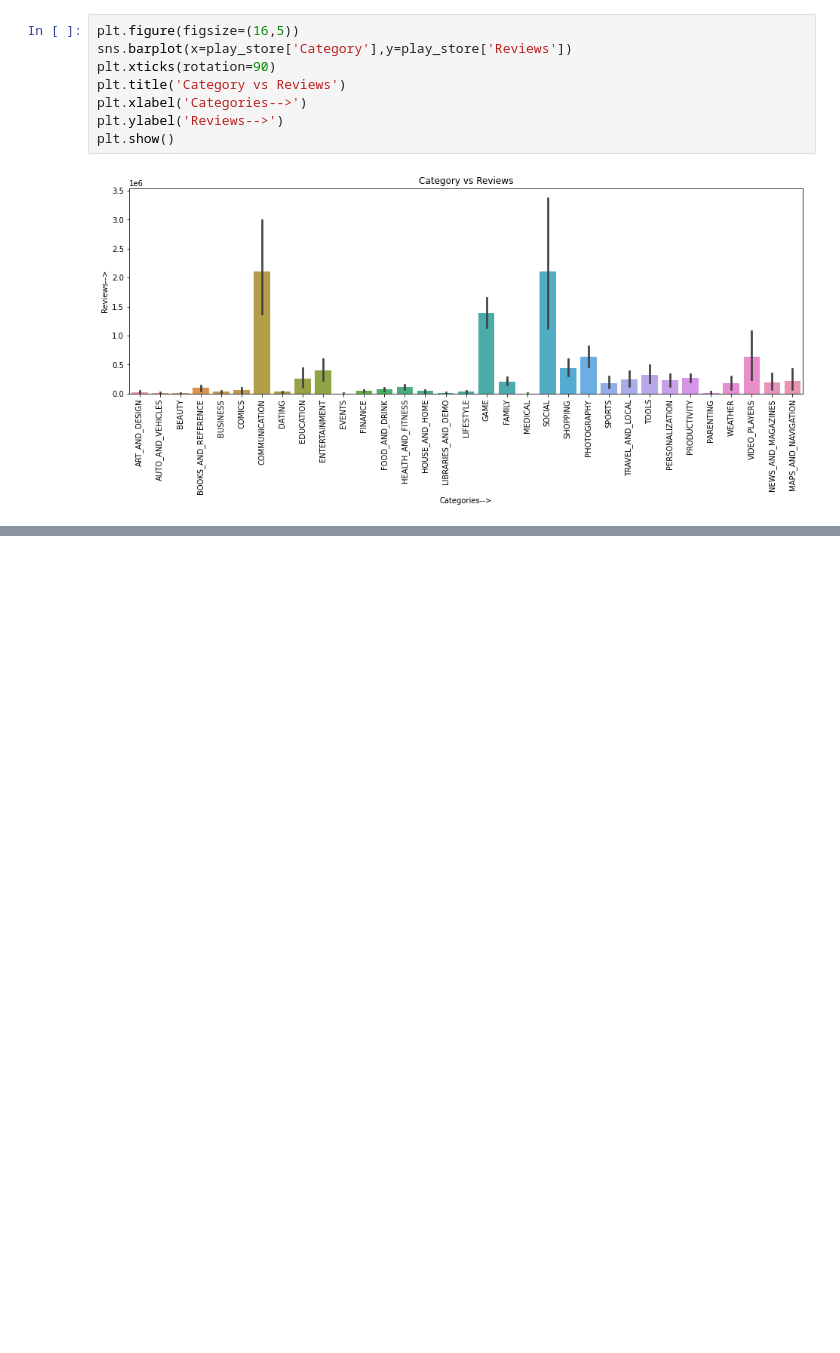
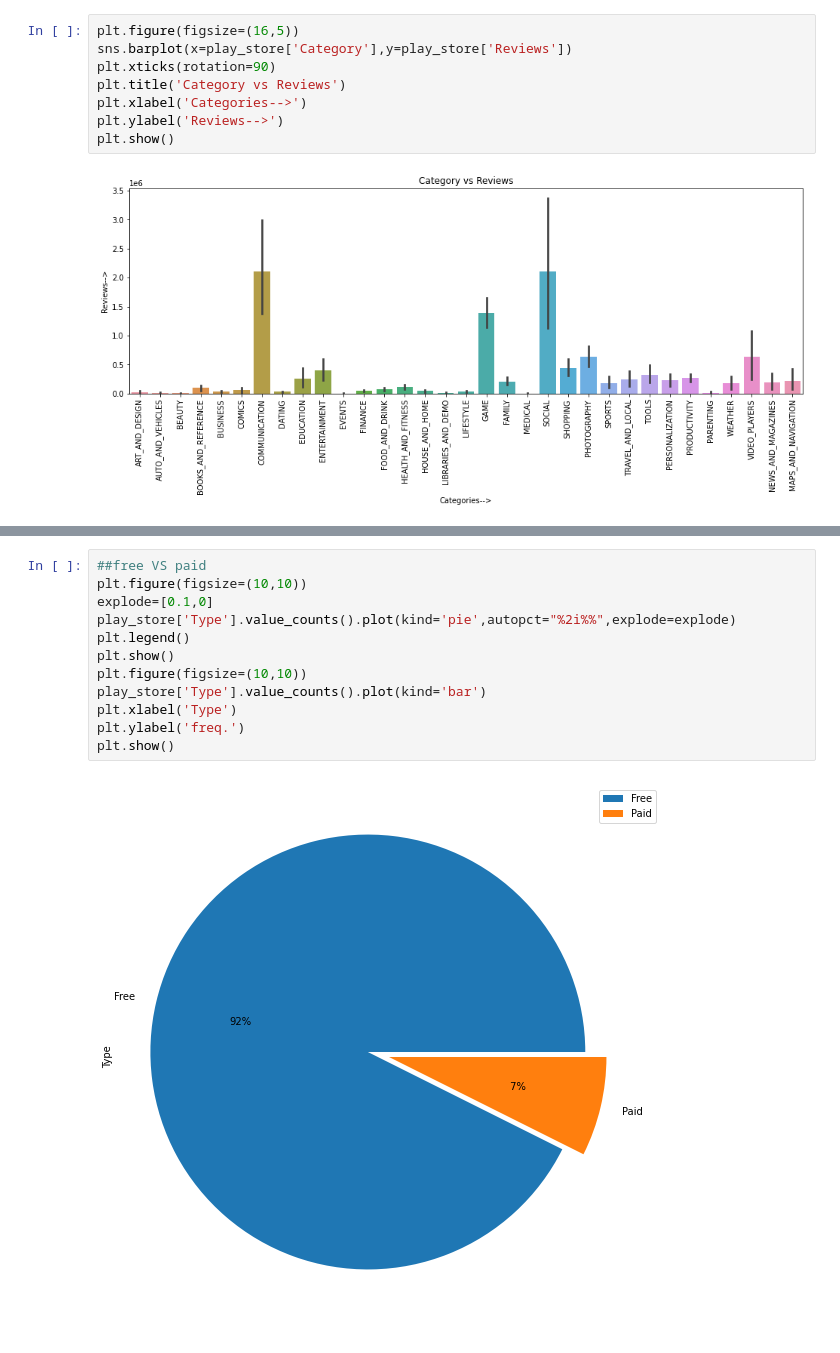
Before and after one commit to 04-purnima/Play-Store-App-Review-Analysis, a Jupyter notebook: PurnimaRai_Play_Store_App_Review_Analysis_Capstone_Project.ipynb, the cells around one changed output, grey strips where cells are left out. Cells and saved outputs as stored; diff of their text form; blank space fills up the shorter version.

```diff
--- a/PurnimaRai_Play_Store_App_Review_Analysis_Capstone_Project.ipynb
+++ b/PurnimaRai_Play_Store_App_Review_Analysis_Capstone_Project.ipynb
@@ -359,0 +560,14 @@ plt.show()
+# %%
+##free VS paid
+plt.figure(figsize=(10,10))
+explode=[0.1,0]
+play_store['Type'].value_counts().plot(kind='pie',autopct="%2i%%",explode=explode)
+plt.legend()
+plt.show()
+plt.figure(figsize=(10,10))
+play_store['Type'].value_counts().plot(kind='bar')
+plt.xlabel('Type')
+plt.ylabel('freq.')
+plt.show()
+# %% [output]
+[figure, added]
```
Also changed, not shown: parts of 22 cells of this notebook.
